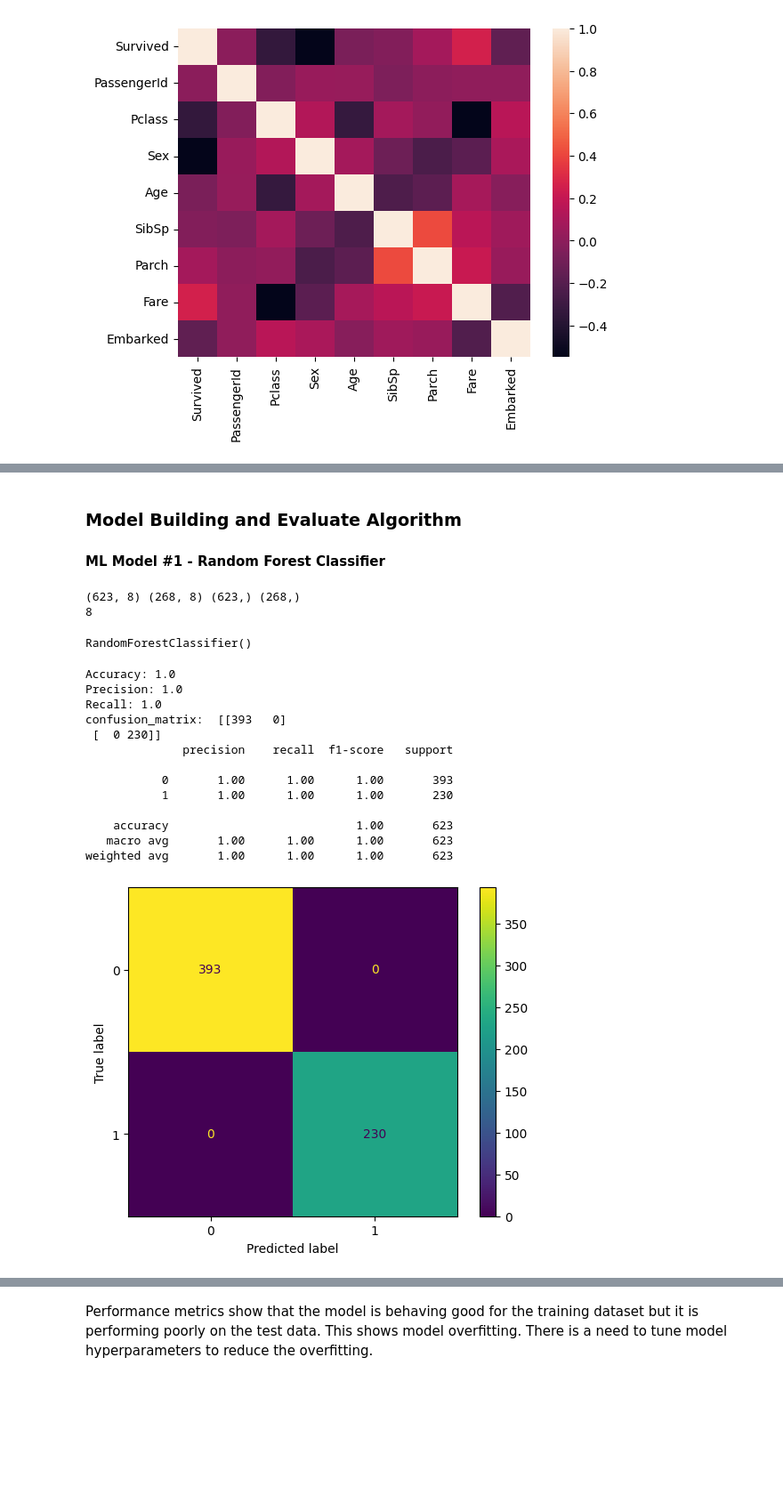
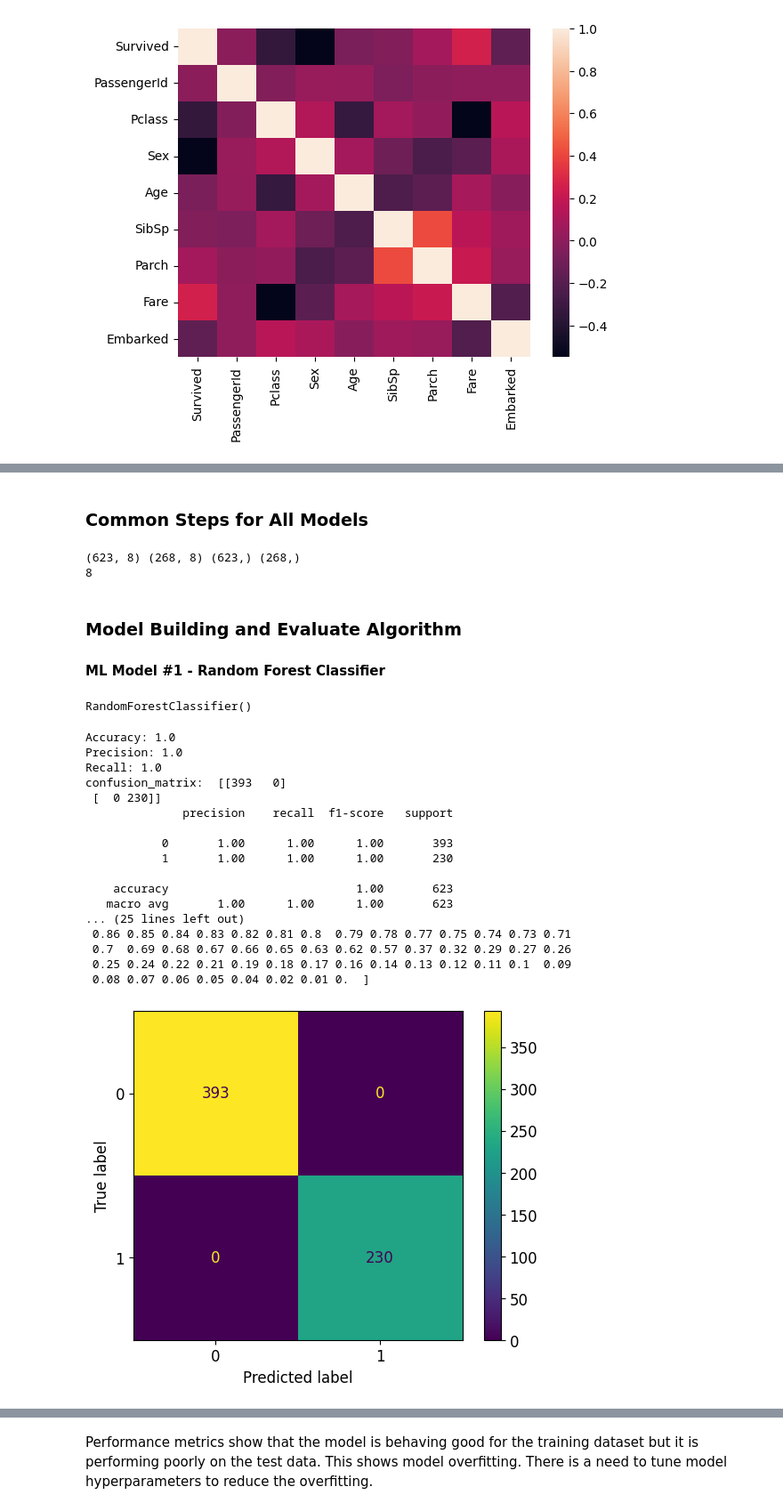
Before and after one commit to btalha23/AIDI_2000_Applied_Machine_Learning, a Jupyter notebook: Assignment_#1/BT_AIDI_2000_Assignment_#1_Predictions_for_Titanic_Dataset.ipynb, the cells around one changed output, grey strips where cells are left out. Shown at 89% size. Drawn from its saved outputs; the diff is of its cells as text; code cells hidden in the pictures; blank space fills up the shorter version.

Commit message:
¤ BT_AIDI_2000_Assignment_#1_Predictions_for_Titanic_Dataset.ipynb - WIP - added ROC performace metric; code cleanup required

```diff
--- a/Assignment_#1/BT_AIDI_2000_Assignment_#1_Predictions_for_Titanic_Dataset.ipynb
+++ b/Assignment_#1/BT_AIDI_2000_Assignment_#1_Predictions_for_Titanic_Dataset.ipynb
@@ -238,0 +242,10 @@ y = df['Survived']
+# %%
+def calculate_print_performace_metrics(y_train_test, y_pred_train_test):
+    # Print performace metrics
+    print('Accuracy: {}'.format(accuracy_score(y_train_test, y_pred_train_test)))
+    print('Precision: {}'.format(precision_score(y_train_test, y_pred_train_test)))
+    print('Recall: {}'.format(recall_score(y_train_test, y_pred_train_test)))
+    print('confusion_matrix: ', confusion_matrix(y_train_test, y_pred_train_test))
+    displ = ConfusionMatrixDisplay(confusion_matrix = confusion_matrix(y_train_test, y_pred_train_test))
+    displ.plot()
+    print(classification_report(y_train_test, y_pred_train_test))
@@ -239,16 +284,18 @@ y = df['Survived']
+# %% [markdown]
+### Common Steps for All Models
+# %%
+# Split the dataset into train and test dataset
+X_train, X_test, y_train, y_test = train_test_split(X, y, test_size = 0.3, random_state = 7)
+print(X_train.shape, X_test.shape, y_train.shape, y_test.shape)
+# Determine the number of input features
+n_features = X_train.shape[1]
+print(n_features)
+# %% [output]
+(623, 8) (268, 8) (623,) (268,)
+8
 # %% [markdown]
 ### Model Building and Evaluate Algorithm
 #### ML Model #1 - Random Forest Classifier
-# %%
-# Split the dataset into train and test dataset
-X_train, X_test, y_train, y_test = train_test_split(X, y, test_size = 0.3, random_state = 7)
-print(X_train.shape, X_test.shape, y_train.shape, y_test.shape)
-# Determine the number of input features
-n_features = X_train.shape[1]
-print(n_features)
-# %% [output]
-(623, 8) (268, 8) (623,) (268,)
-8
 # %%
 # Initialize the instance of Random Forest Classifier
 rf_clf = RandomForestClassifier()
@@ -268,28 +315,36 @@ RandomForestClassifier()
 # %%
 # Predict the output using the training data using the created/ fitted model
 y_pred_train = rf_clf.predict(X_train)
+y_pred_train_probs_temp = rf_clf.predict_proba(X_train)
+y_pred_train_probs = y_pred_train_probs_temp[:, 1]
 # Calculate the performance metrics like accuracy, precision, recall, F1-score
 # accuracy_score(y_train, y_pred_train)
 # Print performace metrics
-print('Accuracy: {}'.format(accuracy_score(y_train, y_pred_train)))
-print('Precision: {}'.format(precision_score(y_train, y_pred_train)))
-print('Recall: {}'.format(recall_score(y_train, y_pred_train)))
-print('confusion_matrix: ', confusion_matrix(y_train,y_pred_train))
-displ = ConfusionMatrixDisplay(confusion_matrix=confusion_matrix(y_train,y_pred_train))
-displ.plot()
-print(classification_report(y_train,y_pred_train))
+calculate_print_performace_metrics(y_train, y_pred_train)
+calculate_plot_roc(y_train, y_pred_train_probs)
+# print('Accuracy: {}'.format(accuracy_score(y_train, y_pred_train)))
+# print('Precision: {}'.format(precision_score(y_train, y_pred_train)))
+# print('Recall: {}'.format(recall_score(y_train, y_pred_train)))
+# print('confusion_matrix: ', confusion_matrix(y_train,y_pred_train))
+# displ = ConfusionMatrixDisplay(confusion_matrix=confusion_matrix(y_train,y_pred_train))
+# displ.plot()
+# print(classification_report(y_train,y_pred_train))
 # %% [output]
 Accuracy: 1.0
 Precision: 1.0
 Recall: 1.0
 confusion_matrix:  [[393   0]
  [  0 230]]
               precision    recall  f1-score   support
 
            0       1.00      1.00      1.00       393
            1       1.00      1.00      1.00       230
 
     accuracy                           1.00       623
    macro avg       1.00      1.00      1.00       623
-weighted avg       1.00      1.00      1.00       623
+... (25 lines left out)
+ 0.86 0.85 0.84 0.83 0.82 0.81 0.8  0.79 0.78 0.77 0.75 0.74 0.73 0.71
+ 0.7  0.69 0.68 0.67 0.66 0.65 0.63 0.62 0.57 0.37 0.32 0.29 0.27 0.26
+ 0.25 0.24 0.22 0.21 0.19 0.18 0.17 0.16 0.14 0.13 0.12 0.11 0.1  0.09
+ 0.08 0.07 0.06 0.05 0.04 0.02 0.01 0.  ]
-[figure, old version]
+[figure, new version]
```
Also changed, not shown: parts of 18 cells of this notebook.
